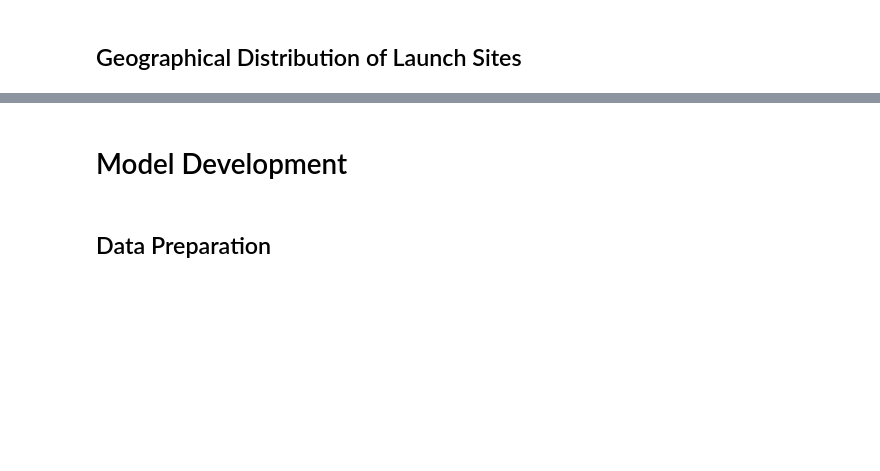
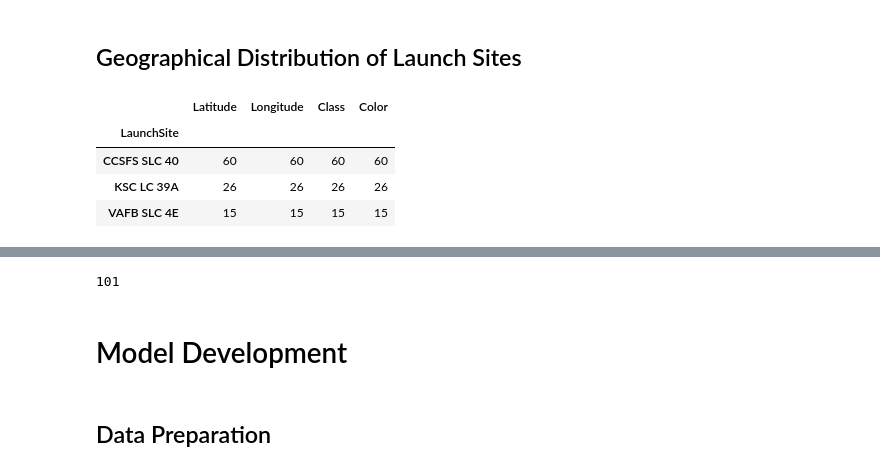
Before and after one commit to vjfrancob/DataScience, a Jupyter notebook: Tech/SpaceX_Launch/SpaceX_Prediction.ipynb, the cells around one changed output, grey strips where cells are left out. Saved outputs shown, nothing was run; the diff lists cells and outputs as text; code cells hidden in the pictures; blank space fills up the shorter version.

```diff
--- a/Tech/SpaceX_Launch/SpaceX_Prediction.ipynb
+++ b/Tech/SpaceX_Launch/SpaceX_Prediction.ipynb
@@ -1024,6 +1034,15 @@ from math import sin, cos, sqrt, atan2, radians
 
 gps_data = data_falcon9[['LaunchSite', 'Latitude', 'Longitude', 'Class']].copy()
 gps_data['Color'] = gps_data['Class'].map({1: 'green', 0: 'red'})
+# %%
+gps_data.groupby('LaunchSite').count()
+#
+# %% [output]
+|  | Latitude | Longitude | Class | Color |
+| LaunchSite |  |  |  |  |
+| CCSFS SLC 40 | 60 | 60 | 60 | 60 |
+| KSC LC 39A | 26 | 26 | 26 | 26 |
+| VAFB SLC 4E | 15 | 15 | 15 | 15 |
 # %%
 # This function takes a DataFrame as input and generates a Folium map.
 # Features:
@@ -1147,6 +1169,10 @@ m = generate_map(gps_data, launch_site_lat, launch_site_lon, airport_lat, airpor
 m
 # %% [output]
 [interactive output not drawn]
+# %%
+len(gps_data)
+# %% [output]
+101
 # %% [markdown]
 # Model Development
 # %% [markdown]
```
Also changed, not shown: parts of 17 cells of this notebook, 4 other files.
